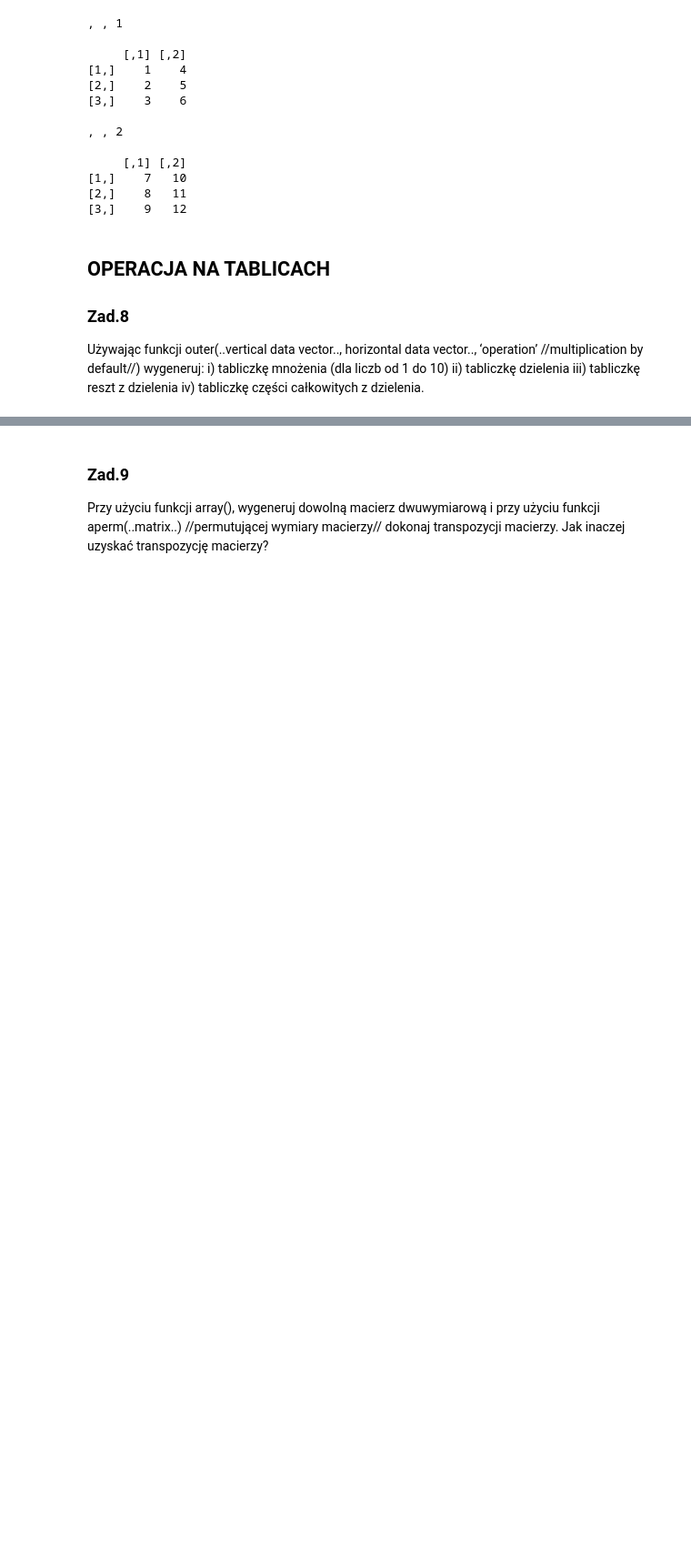
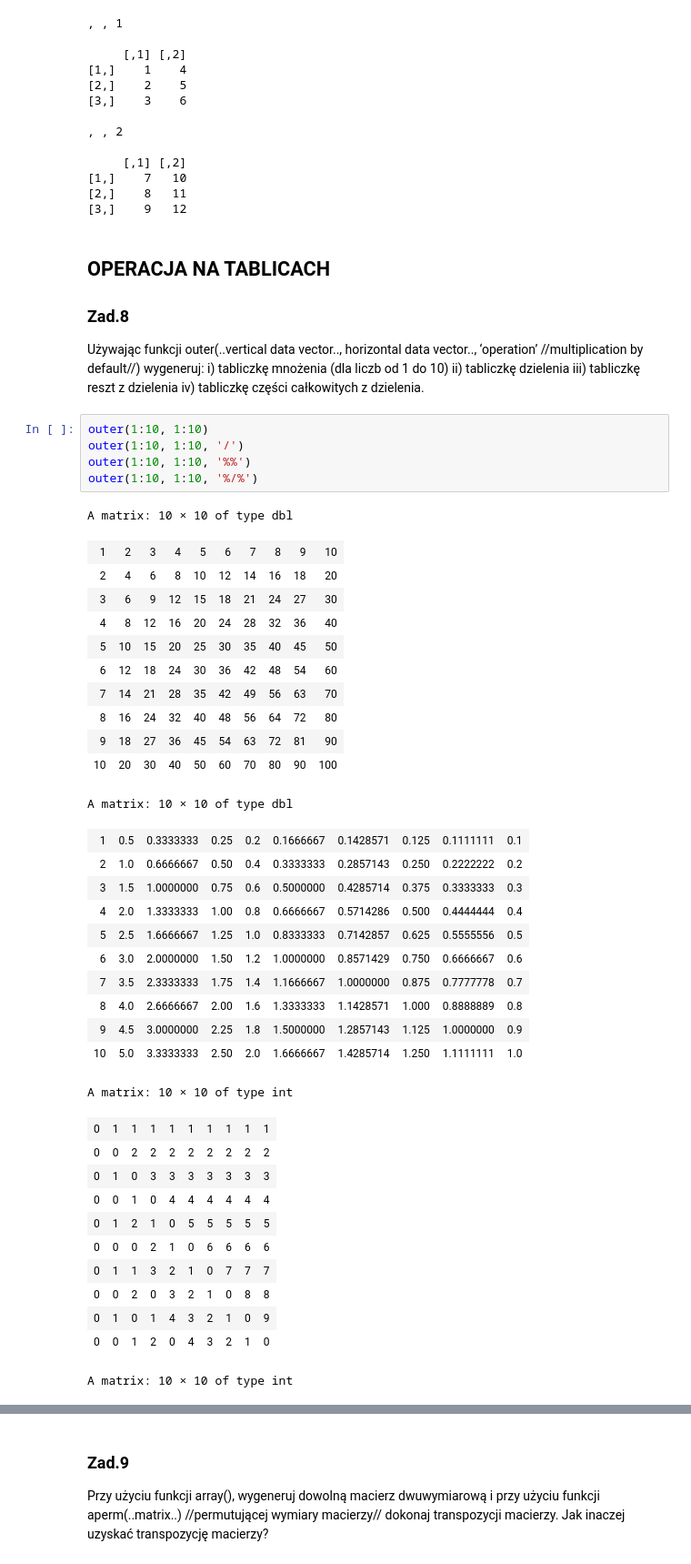
Before and after one commit to 30james00/pollub_R, a Jupyter notebook: Lab2.ipynb, the cells around one changed output, grey strips where cells are left out. Shown at 91% size. Saved outputs shown, nothing was run; the diff lists cells and outputs as text; blank space fills up the shorter version.

```diff
--- a/Lab2.ipynb
+++ b/Lab2.ipynb
@@ -171,3 +180,43 @@ i) tabliczkę mnożenia (dla liczb od 1 do 10)
 ii) tabliczkę dzielenia
 iii) tabliczkę reszt z dzielenia
 iv) tabliczkę części całkowitych z dzielenia.
+# %%
+outer(1:10, 1:10)
+outer(1:10, 1:10, '/')
+outer(1:10, 1:10, '%%')
+outer(1:10, 1:10, '%/%')
+# %% [output]
+A matrix: 10 × 10 of type dbl
+| 1 | 2 | 3 | 4 | 5 | 6 | 7 | 8 | 9 | 10 |
+| 2 | 4 | 6 | 8 | 10 | 12 | 14 | 16 | 18 | 20 |
+| 3 | 6 | 9 | 12 | 15 | 18 | 21 | 24 | 27 | 30 |
+| 4 | 8 | 12 | 16 | 20 | 24 | 28 | 32 | 36 | 40 |
+| 5 | 10 | 15 | 20 | 25 | 30 | 35 | 40 | 45 | 50 |
+| 6 | 12 | 18 | 24 | 30 | 36 | 42 | 48 | 54 | 60 |
+| 7 | 14 | 21 | 28 | 35 | 42 | 49 | 56 | 63 | 70 |
+| 8 | 16 | 24 | 32 | 40 | 48 | 56 | 64 | 72 | 80 |
+| 9 | 18 | 27 | 36 | 45 | 54 | 63 | 72 | 81 | 90 |
+| 10 | 20 | 30 | 40 | 50 | 60 | 70 | 80 | 90 | 100 |
+A matrix: 10 × 10 of type dbl
+| 1 | 0.5 | 0.3333333 | 0.25 | 0.2 | 0.1666667 | 0.1428571 | 0.125 | 0.1111111 | 0.1 |
+| 2 | 1.0 | 0.6666667 | 0.50 | 0.4 | 0.3333333 | 0.2857143 | 0.250 | 0.2222222 | 0.2 |
+| 3 | 1.5 | 1.0000000 | 0.75 | 0.6 | 0.5000000 | 0.4285714 | 0.375 | 0.3333333 | 0.3 |
+| 4 | 2.0 | 1.3333333 | 1.00 | 0.8 | 0.6666667 | 0.5714286 | 0.500 | 0.4444444 | 0.4 |
+| 5 | 2.5 | 1.6666667 | 1.25 | 1.0 | 0.8333333 | 0.7142857 | 0.625 | 0.5555556 | 0.5 |
+| 6 | 3.0 | 2.0000000 | 1.50 | 1.2 | 1.0000000 | 0.8571429 | 0.750 | 0.6666667 | 0.6 |
+| 7 | 3.5 | 2.3333333 | 1.75 | 1.4 | 1.1666667 | 1.0000000 | 0.875 | 0.7777778 | 0.7 |
+| 8 | 4.0 | 2.6666667 | 2.00 | 1.6 | 1.3333333 | 1.1428571 | 1.000 | 0.8888889 | 0.8 |
+| 9 | 4.5 | 3.0000000 | 2.25 | 1.8 | 1.5000000 | 1.2857143 | 1.125 | 1.0000000 | 0.9 |
+| 10 | 5.0 | 3.3333333 | 2.50 | 2.0 | 1.6666667 | 1.4285714 | 1.250 | 1.1111111 | 1.0 |
+A matrix: 10 × 10 of type int
+| 0 | 1 | 1 | 1 | 1 | 1 | 1 | 1 | 1 | 1 |
+| 0 | 0 | 2 | 2 | 2 | 2 | 2 | 2 | 2 | 2 |
+| 0 | 1 | 0 | 3 | 3 | 3 | 3 | 3 | 3 | 3 |
+| 0 | 0 | 1 | 0 | 4 | 4 | 4 | 4 | 4 | 4 |
+| 0 | 1 | 2 | 1 | 0 | 5 | 5 | 5 | 5 | 5 |
+| 0 | 0 | 0 | 2 | 1 | 0 | 6 | 6 | 6 | 6 |
+| 0 | 1 | 1 | 3 | 2 | 1 | 0 | 7 | 7 | 7 |
+| 0 | 0 | 2 | 0 | 3 | 2 | 1 | 0 | 8 | 8 |
+| 0 | 1 | 0 | 1 | 4 | 3 | 2 | 1 | 0 | 9 |
+| 0 | 0 | 1 | 2 | 0 | 4 | 3 | 2 | 1 | 0 |
+A matrix: 10 × 10 of type int
```
Also changed, not shown: parts of 13 cells of this notebook.
